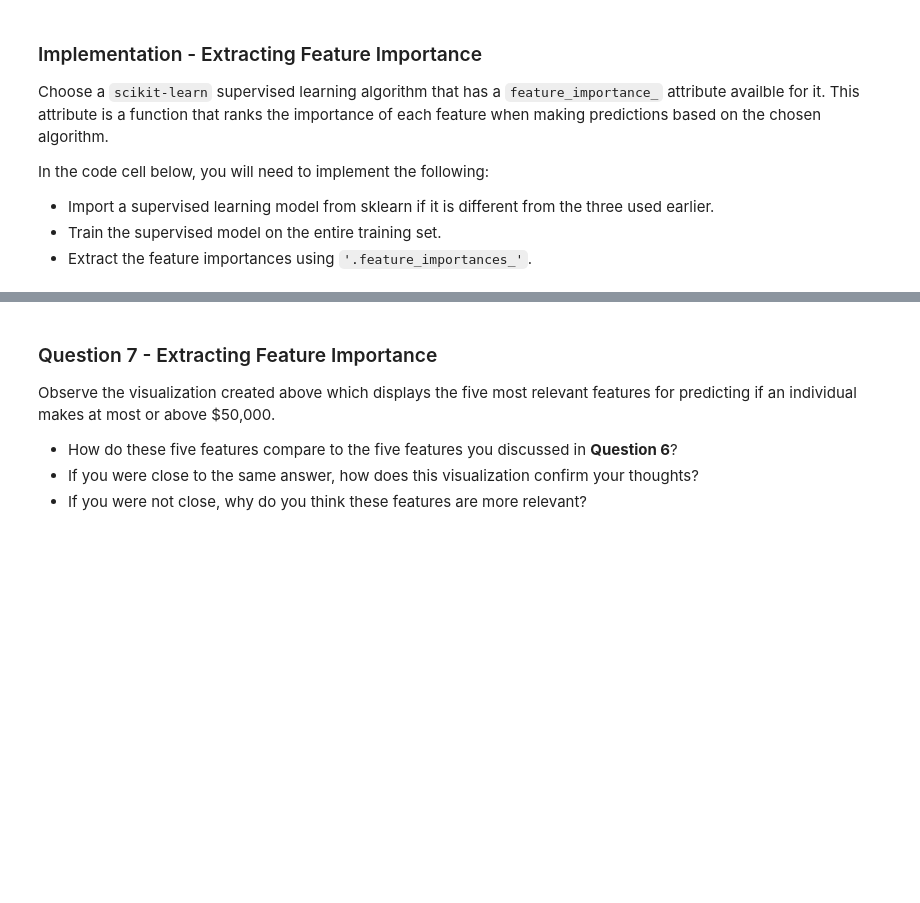
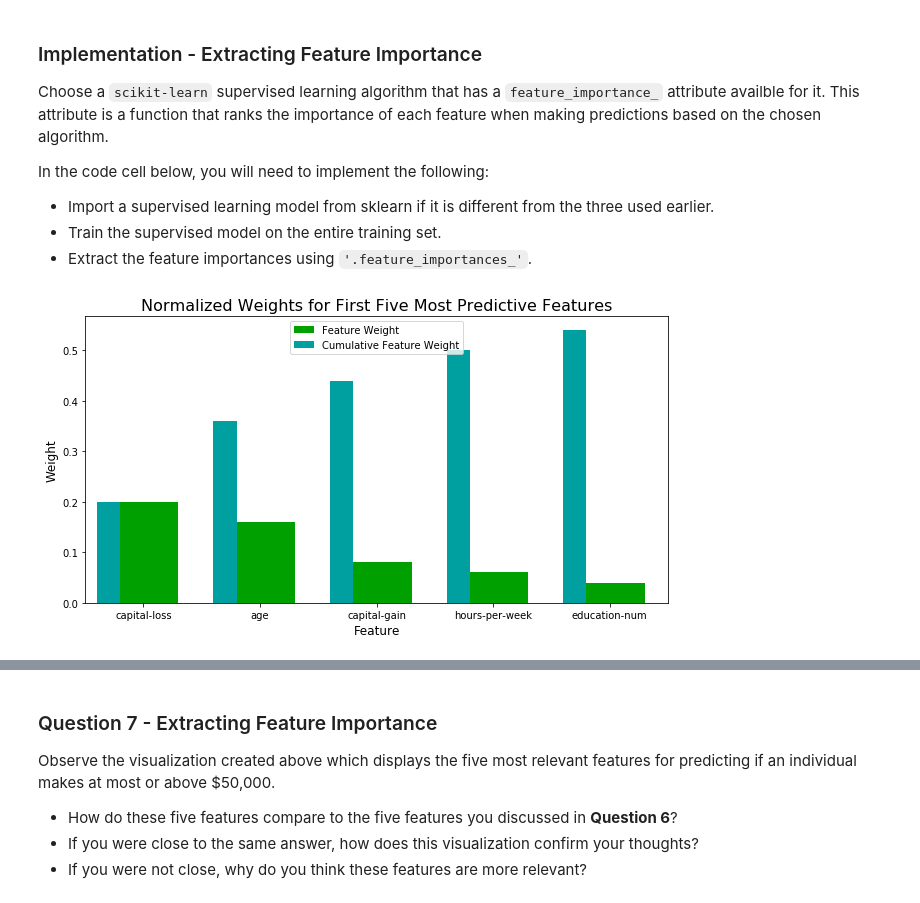
Before and after one commit to palpen/udacity_ml_engineer_projects, a Jupyter notebook: finding_donors/finding_donors.ipynb, the cells around one changed output, grey strips where cells are left out. Saved outputs shown, nothing was run; the diff lists cells and outputs as text; code cells hidden in the pictures; blank space fills up the shorter version.

```diff
--- a/finding_donors/finding_donors.ipynb
+++ b/finding_donors/finding_donors.ipynb
@@ -584,12 +713,14 @@ In the code cell below, you will need to implement the following:
 # %%
 # TODO: Import a supervised learning model that has 'feature_importances_'
 
-
 # TODO: Train the supervised model on the training set using .fit(X_train, y_train)
-model = None
+model = AdaBoostClassifier()
+model.fit(X_train, y_train)
 
 # TODO: Extract the feature importances using .feature_importances_
-importances = None
+importances = model.feature_importances_
 
 # Plot
 vs.feature_plot(importances, X_train, y_train)
+# %% [output]
+[figure, added]
```
Also changed, not shown: parts of 18 cells of this notebook.
